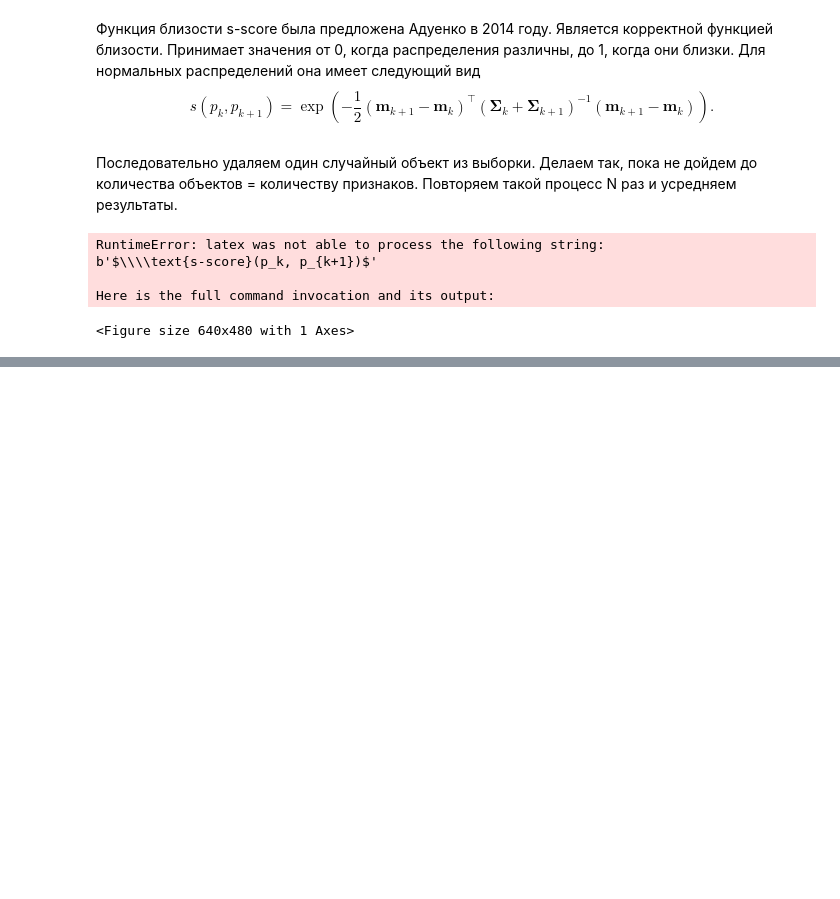
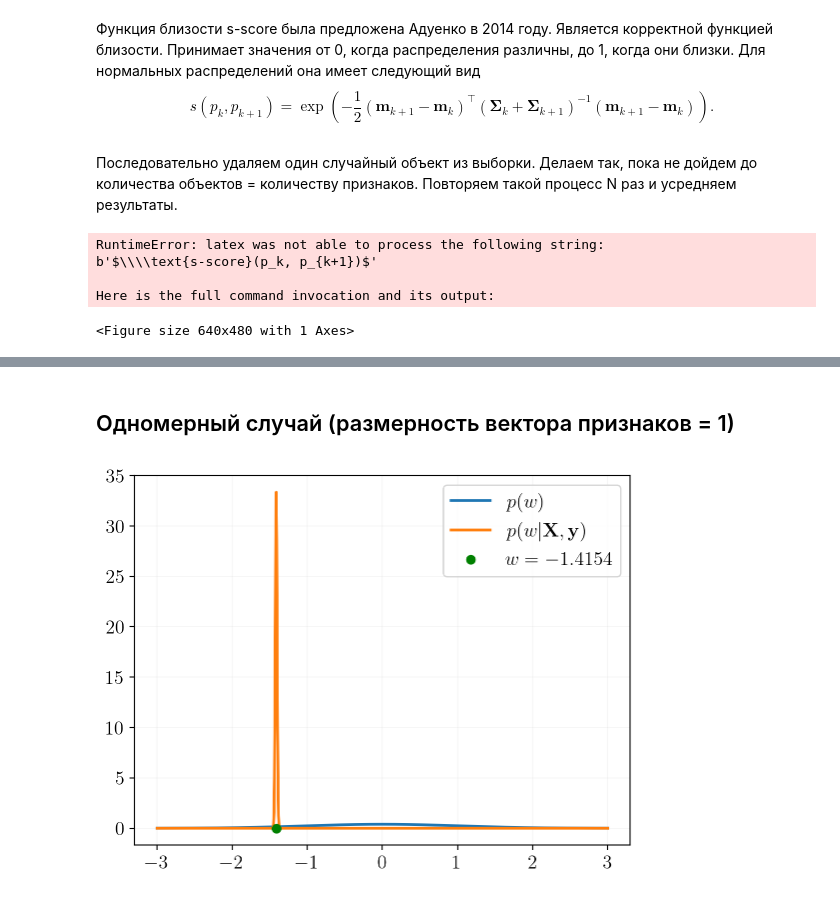
Before and after one commit to kisnikser/Bayesian-Sample-Size-Estimation, a Jupyter notebook: code/posterior.ipynb, the cells around one changed output, grey strips where cells are left out. Drawn from its saved outputs; the diff is of its cells as text; code cells hidden in the pictures; blank space fills up the shorter version.

```diff
--- a/code/posterior.ipynb
+++ b/code/posterior.ipynb
@@ -180,0 +180,39 @@ Here is the full command invocation and its output:
+# %% [markdown]
+## Одномерный случай (размерность вектора признаков = 1)
+# %%
+m = 100
+n = 1
+
+mu_x = np.zeros(n)
+Sigma_x = np.identity(n)
+
+sigma2 = 1
+
+alpha = 1
+m0 = np.zeros(n)
+Sigma0 = alpha**(-1) * np.identity(n)
+# %%
+np.random.seed(42)
+
+X = sps.norm(mu_x, Sigma_x).rvs(size=m)
+w = sps.norm(m0, Sigma0).rvs(size=1)
+eps = sps.multivariate_normal(mean=np.zeros(m), cov=sigma2*np.identity(m)).rvs(size=1)
+y = X * w + eps
+# %%
+def posterior_parameters(m0, Sigma0, X, y, sigma2=1):
+    Sigma = np.linalg.inv(np.linalg.inv(Sigma0) + 1/sigma2 * X.T @ X)
+    m = Sigma @ (1/sigma2 * X.T @ y + np.linalg.inv(Sigma0) @ m0)
+    return m, Sigma
+# %%
+mu, Sigma = posterior_parameters(m0, Sigma0, X, y, sigma2)
+# %%
+grid = np.linspace(-3, 3, 1000)
+
+plt.plot(grid, sps.norm(m0, Sigma0).pdf(grid).reshape(-1), label=r"$p(w)$")
+plt.plot(grid, sps.norm(mu, Sigma).pdf(grid).reshape(-1), label=r"$p(w|\mathbf{X}, \mathbf{y})$")
+plt.scatter(w, 0, color='green', zorder=2, label=f"$w = {w[0]:.4f}$")
+plt.legend()
+#plt.ylim(0, 1)
+plt.show()
+# %% [output]
+[figure, added]
```
Also changed, not shown: parts of 12 cells of this notebook, 2 other files.
